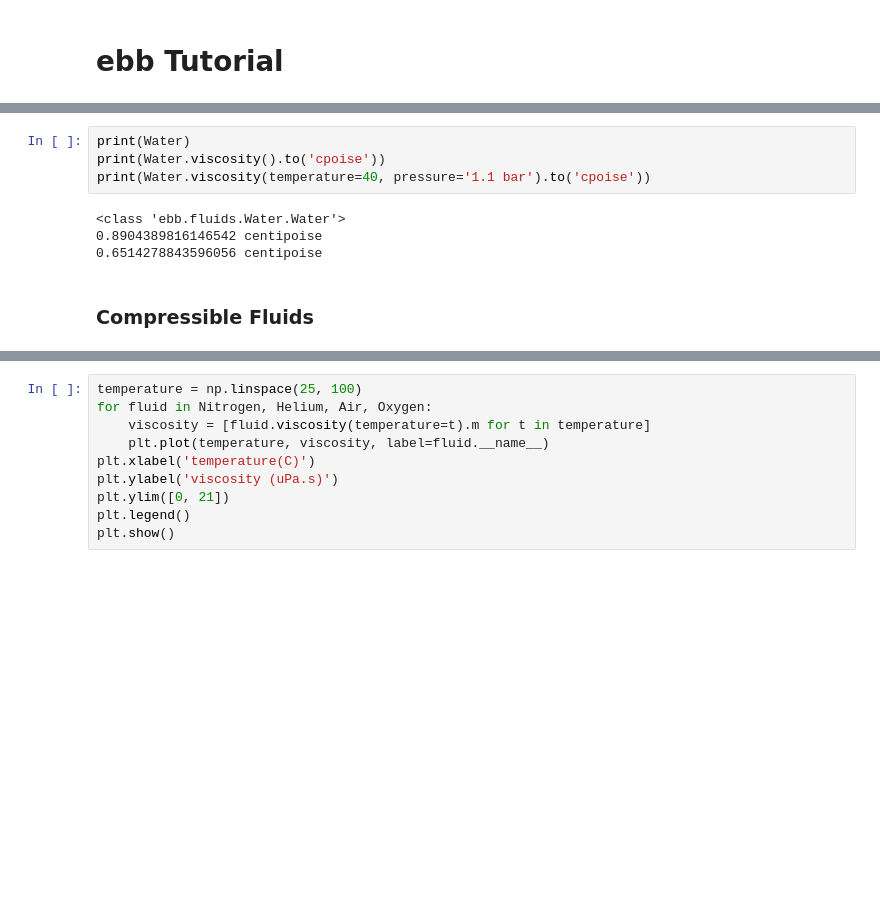
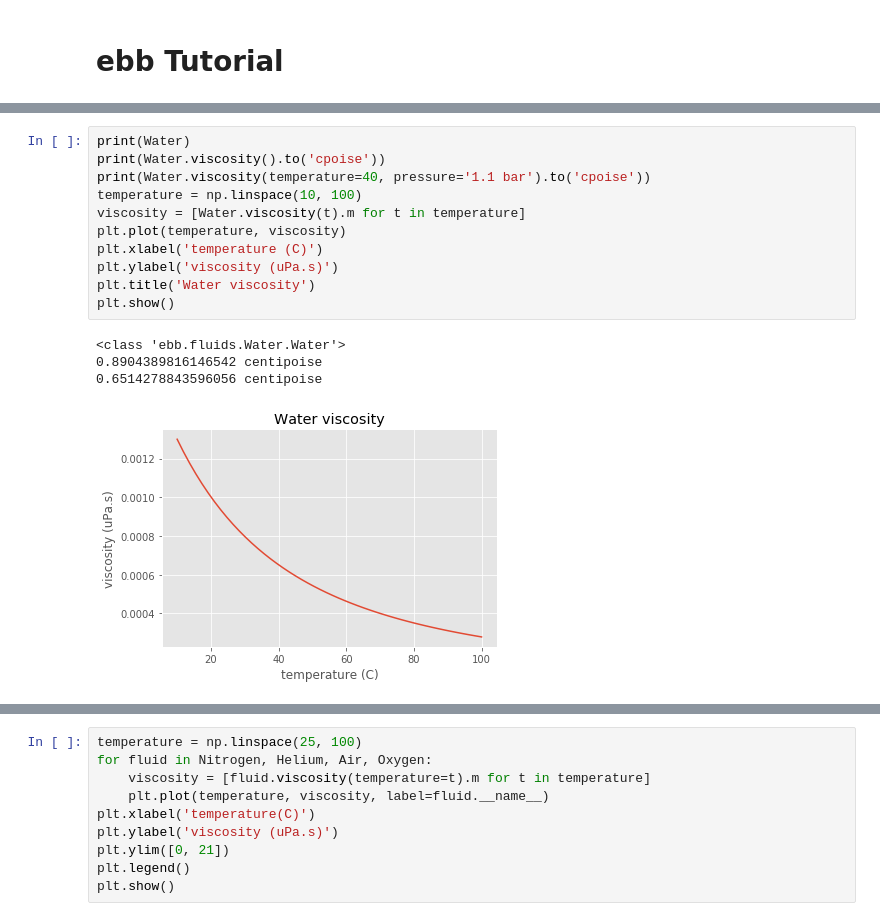
Before and after one commit to lewisamarshall/ebb, a Jupyter notebook: tutorial.ipynb, the cells around one changed output, grey strips where cells are left out. Saved outputs shown, nothing was run; the diff lists cells and outputs as text; blank space fills up the shorter version.

```diff
--- a/tutorial.ipynb
+++ b/tutorial.ipynb
@@ -21,10 +49,16 @@ import numpy as np
 # %%
 print(Water)
 print(Water.viscosity().to('cpoise'))
 print(Water.viscosity(temperature=40, pressure='1.1 bar').to('cpoise'))
+temperature = np.linspace(10, 100)
+viscosity = [Water.viscosity(t).m for t in temperature]
+plt.plot(temperature, viscosity)
+plt.xlabel('temperature (C)')
+plt.ylabel('viscosity (uPa.s)')
+plt.title('Water viscosity')
+plt.show()
 # %% [output]
 <class 'ebb.fluids.Water.Water'>
 0.8904389816146542 centipoise
 0.6514278843596056 centipoise
+[figure, added]
-# %% [markdown]
-### Compressible Fluids
```
Also changed, not shown: parts of 19 cells of this notebook.
